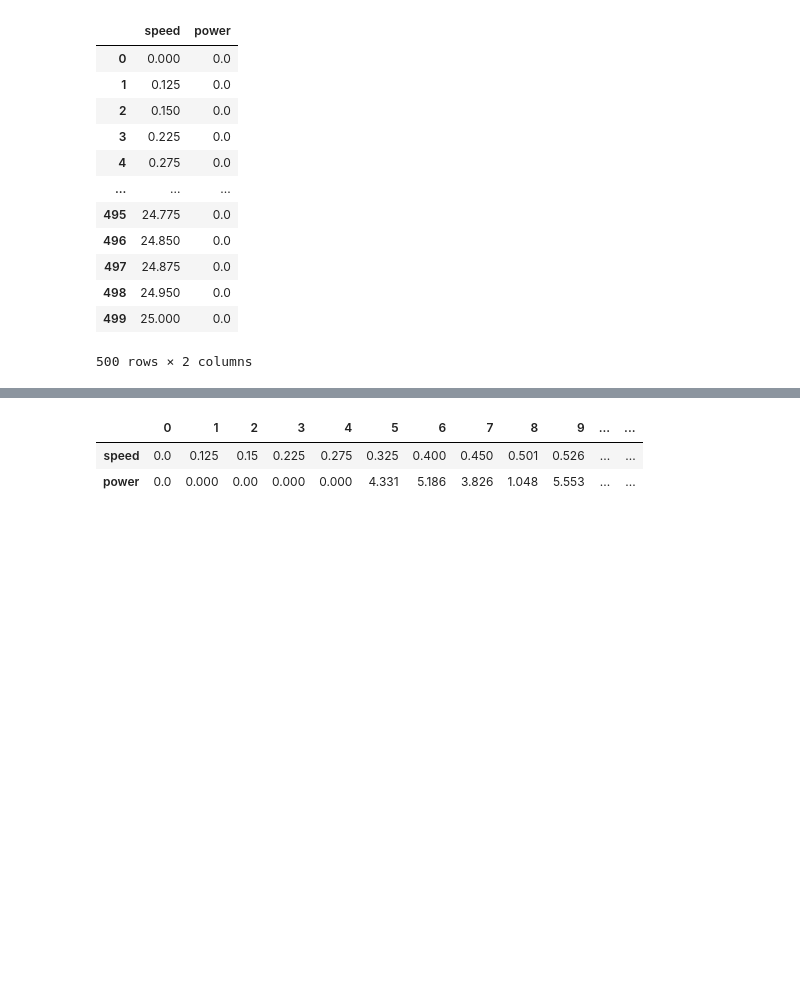
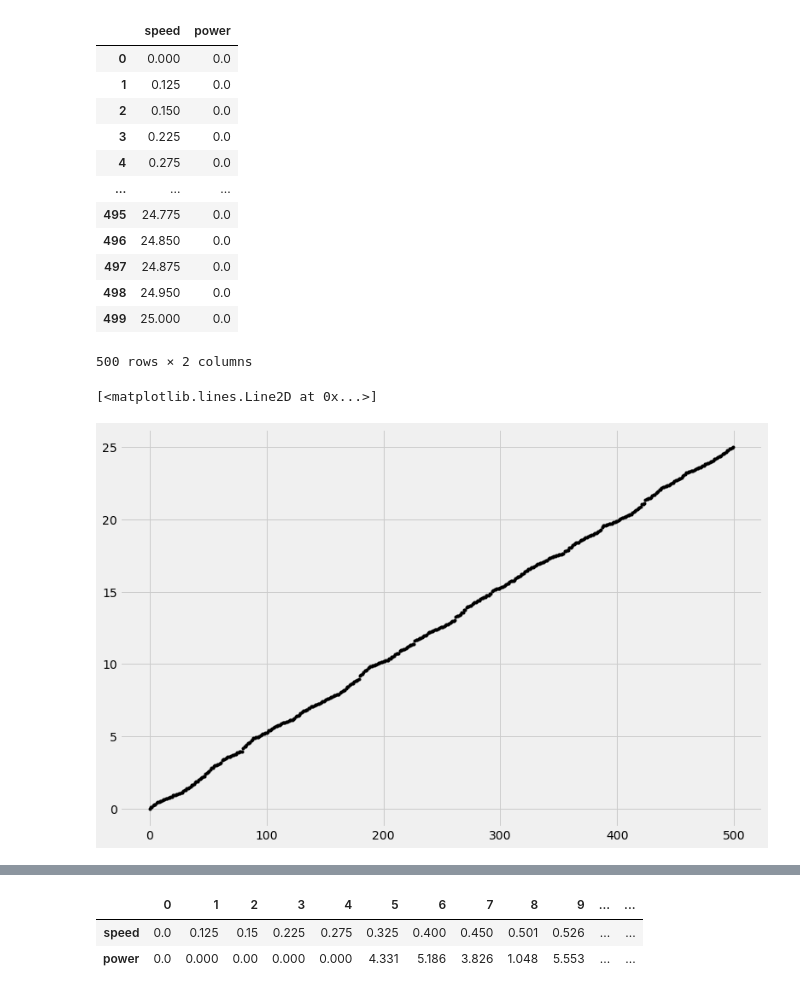
Before and after one commit to G00387867/FDA-project, a Jupyter notebook: power-production.ipynb, the cells around one changed output, grey strips where cells are left out. Drawn from its saved outputs; the diff is of its cells as text; code cells hidden in the pictures; blank space fills up the shorter version.

```diff
--- a/power-production.ipynb
+++ b/power-production.ipynb
@@ -58,3 +60,8 @@ df
 | 498 | 24.950 | 0.0 |
 | 499 | 25.000 | 0.0 |
 500 rows × 2 columns
+# %%
+plt.plot(df["speed"], "k.")
+# %% [output]
+[<matplotlib.lines.Line2D at 0x...>]
+[figure, added]
```
Also changed, not shown: parts of 31 cells of this notebook.
